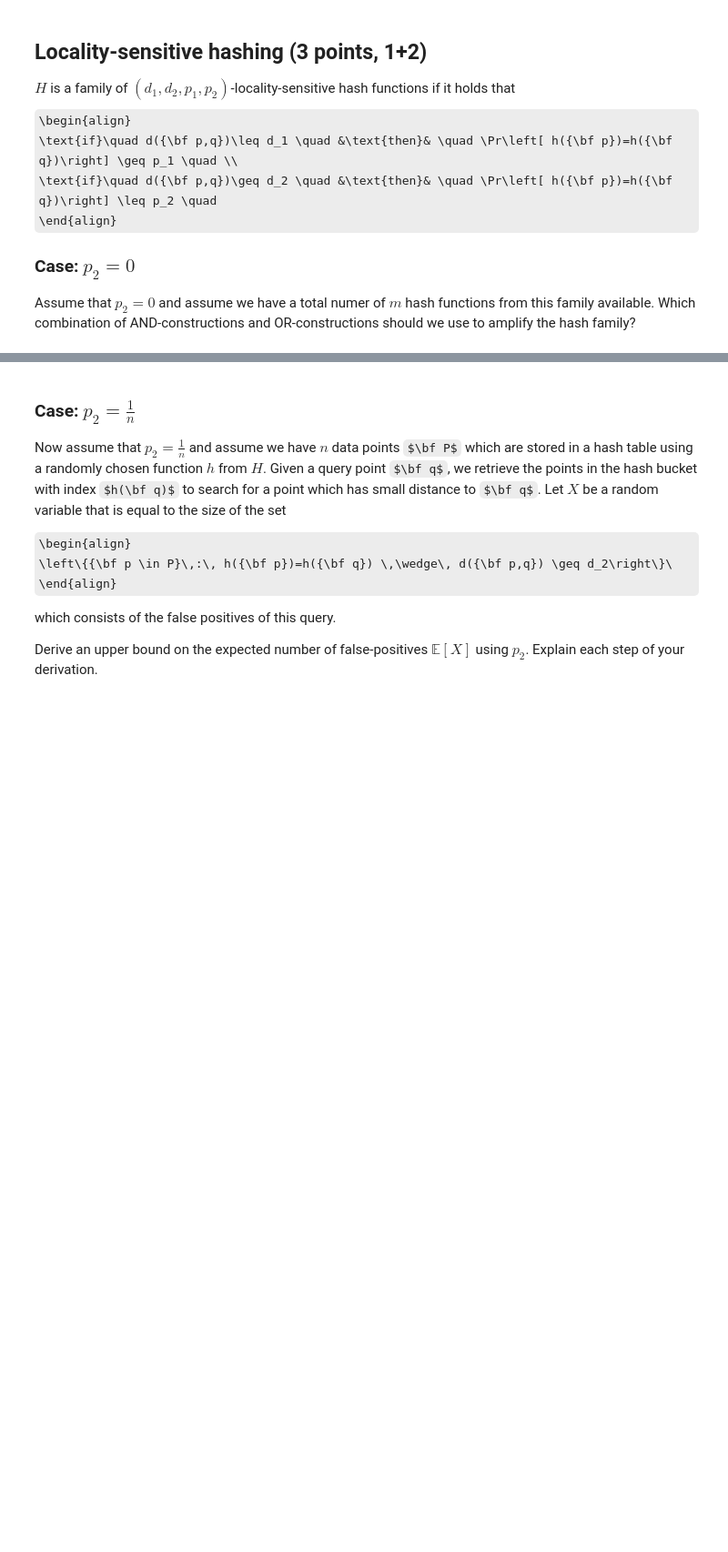
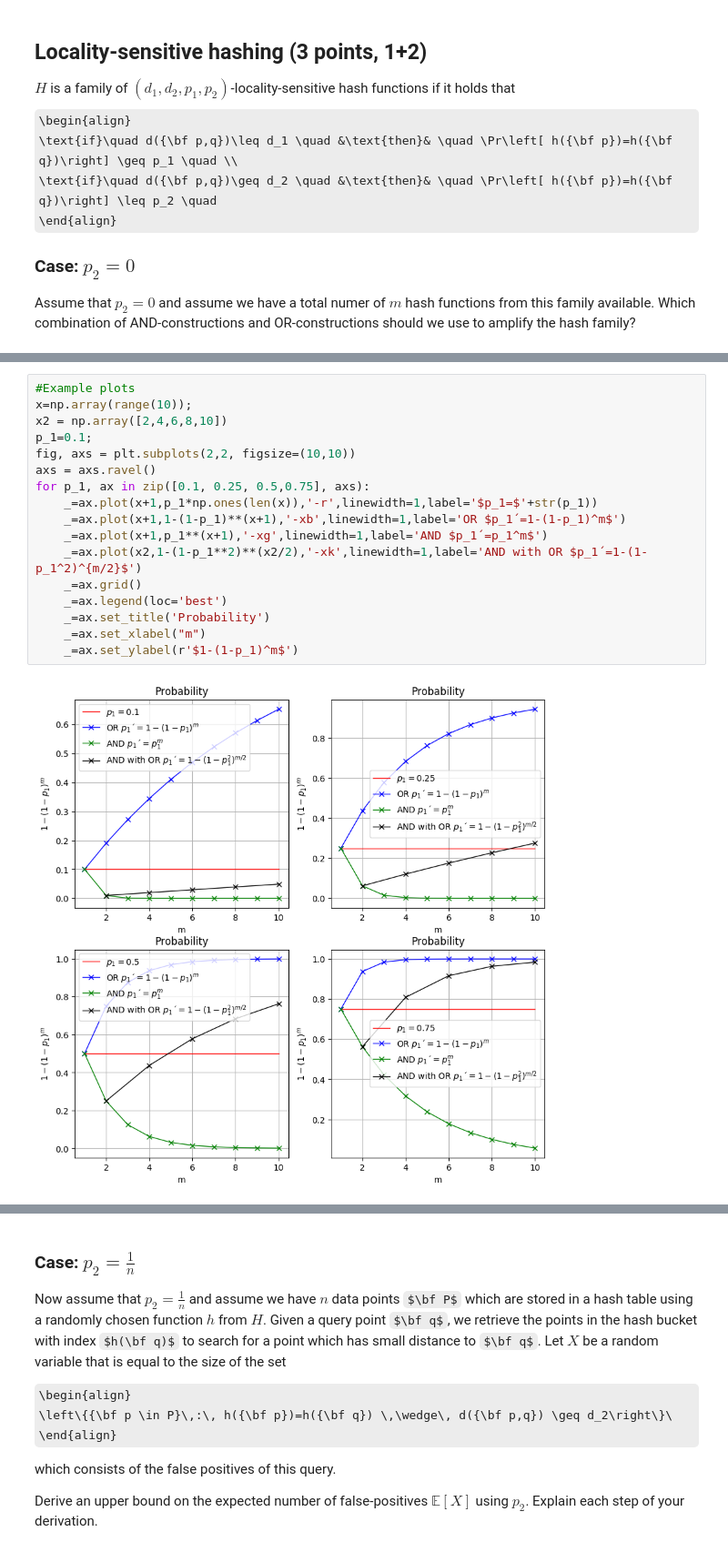
Before and after one commit to LuisArmandoPerez/Assignment_3FDM, a Jupyter notebook: Assignment 3.ipynb, the cells around one changed output, grey strips where cells are left out. Shown at 91% size. Saved outputs shown, nothing was run; the diff lists cells and outputs as text; some formulas as TeX source; blank space fills up the shorter version.

```diff
--- a/Assignment 3.ipynb
+++ b/Assignment 3.ipynb
@@ -374,0 +469,19 @@ and OR-constructions should we use to amplify the hash family?
+# %%
+#Example plots
+x=np.array(range(10));
+x2 = np.array([2,4,6,8,10])
+p_1=0.1;
+fig, axs = plt.subplots(2,2, figsize=(10,10))
+axs = axs.ravel()
+for p_1, ax in zip([0.1, 0.25, 0.5,0.75], axs):
+    _=ax.plot(x+1,p_1*np.ones(len(x)),'-r',linewidth=1,label='$p_1=$'+str(p_1))
+    _=ax.plot(x+1,1-(1-p_1)**(x+1),'-xb',linewidth=1,label='OR $p_1´=1-(1-p_1)^m$')
+    _=ax.plot(x+1,p_1**(x+1),'-xg',linewidth=1,label='AND $p_1´=p_1^m$')
+    _=ax.plot(x2,1-(1-p_1**2)**(x2/2),'-xk',linewidth=1,label='AND with OR $p_1´=1-(1-p_1^2)^{m/2}$')
+    _=ax.grid()
+    _=ax.legend(loc='best')
+    _=ax.set_title('Probability')
+    _=ax.set_xlabel("m")
+    _=ax.set_ylabel(r'$1-(1-p_1)^m$')
+# %% [output]
+[figure, added]
```
Also changed, not shown: parts of 7 cells of this notebook.
